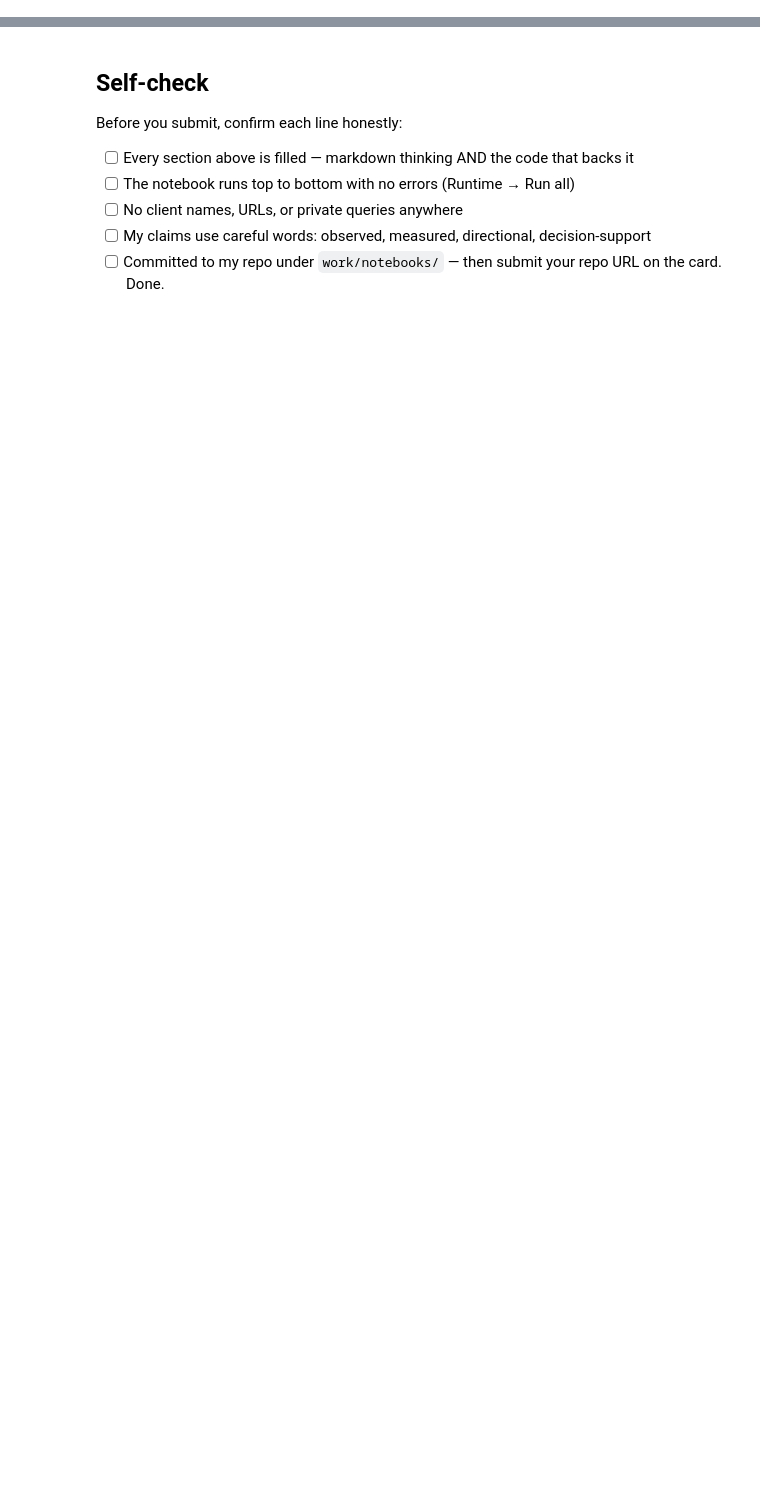
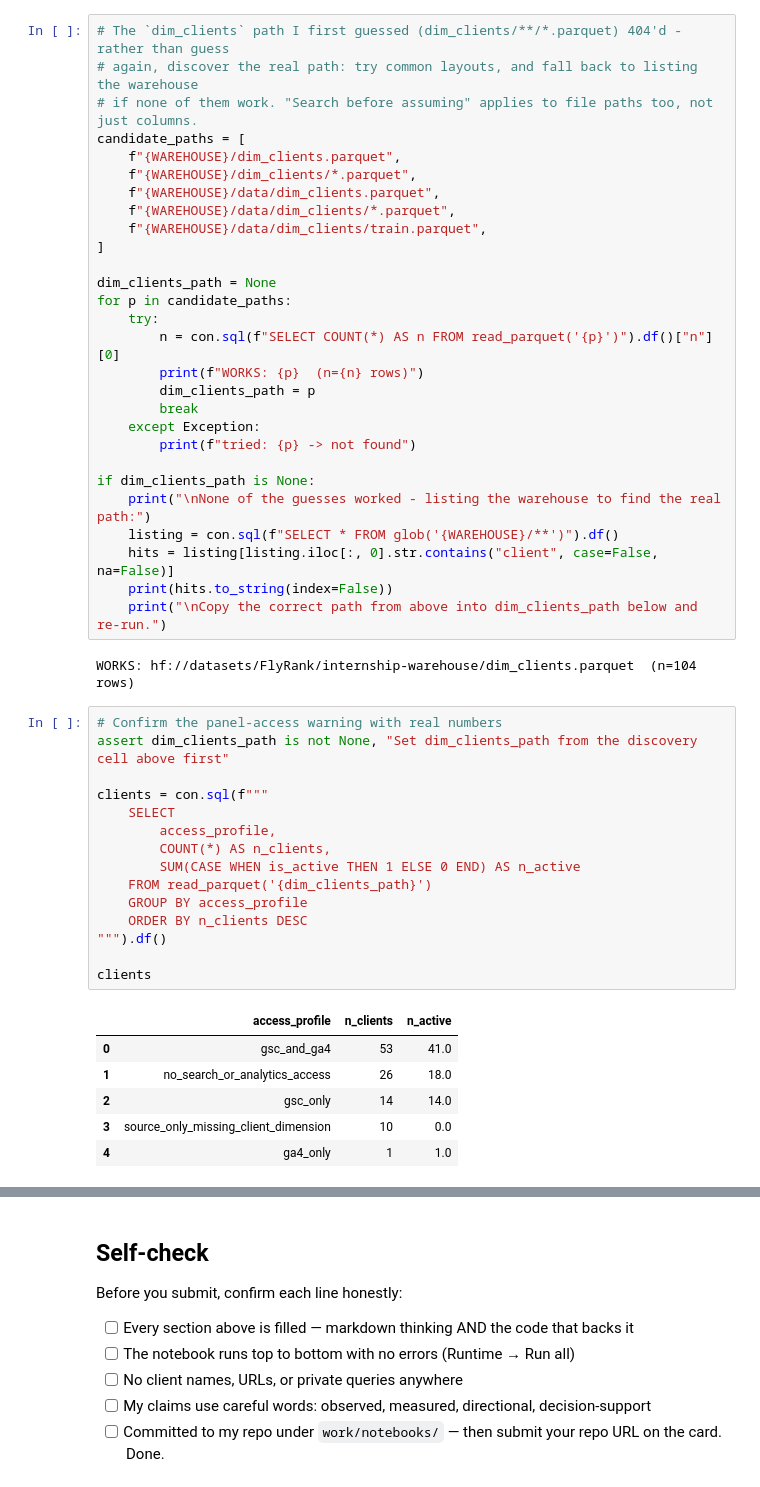
Before and after one commit to saadtalat111/flyrank, a Jupyter notebook: work/notebooks/w03_data_contract.ipynb, the cells around one changed output, grey strips where cells are left out. Saved outputs shown, nothing was run; the diff lists cells and outputs as text; blank space fills up the shorter version.

```diff
--- a/work/notebooks/w03_data_contract.ipynb
+++ b/work/notebooks/w03_data_contract.ipynb
@@ -36,0 +260,52 @@ This skeleton is yours to fill. Work the sections **in order** — each one has
+# %%
+# The `dim_clients` path I first guessed (dim_clients/**/*.parquet) 404'd - rather than guess
+# again, discover the real path: try common layouts, and fall back to listing the warehouse
+# if none of them work. "Search before assuming" applies to file paths too, not just columns.
+candidate_paths = [
+    f"{WAREHOUSE}/dim_clients.parquet",
+    f"{WAREHOUSE}/dim_clients/*.parquet",
+    f"{WAREHOUSE}/data/dim_clients.parquet",
+    f"{WAREHOUSE}/data/dim_clients/*.parquet",
+    f"{WAREHOUSE}/data/dim_clients/train.parquet",
+]
+
+dim_clients_path = None
+for p in candidate_paths:
+    try:
+        n = con.sql(f"SELECT COUNT(*) AS n FROM read_parquet('{p}')").df()["n"][0]
+        print(f"WORKS: {p}  (n={n} rows)")
+        dim_clients_path = p
+        break
+    except Exception:
+        print(f"tried: {p} -> not found")
+
+if dim_clients_path is None:
+    print("\nNone of the guesses worked - listing the warehouse to find the real path:")
+    listing = con.sql(f"SELECT * FROM glob('{WAREHOUSE}/**')").df()
+    hits = listing[listing.iloc[:, 0].str.contains("client", case=False, na=False)]
+    print(hits.to_string(index=False))
+    print("\nCopy the correct path from above into dim_clients_path below and re-run.")
+# %% [output]
+WORKS: hf://datasets/FlyRank/internship-warehouse/dim_clients.parquet  (n=104 rows)
+# %%
+# Confirm the panel-access warning with real numbers
+assert dim_clients_path is not None, "Set dim_clients_path from the discovery cell above first"
+
+clients = con.sql(f"""
+    SELECT
+        access_profile,
+        COUNT(*) AS n_clients,
+        SUM(CASE WHEN is_active THEN 1 ELSE 0 END) AS n_active
+    FROM read_parquet('{dim_clients_path}')
+    GROUP BY access_profile
+    ORDER BY n_clients DESC
+""").df()
+
+clients
+# %% [output]
+|  | access_profile | n_clients | n_active |
+| 0 | gsc_and_ga4 | 53 | 41.0 |
+| 1 | no_search_or_analytics_access | 26 | 18.0 |
+| 2 | gsc_only | 14 | 14.0 |
+| 3 | source_only_missing_client_dimension | 10 | 0.0 |
+| 4 | ga4_only | 1 | 1.0 |
```
Also changed, not shown: parts of 24 cells of this notebook.
